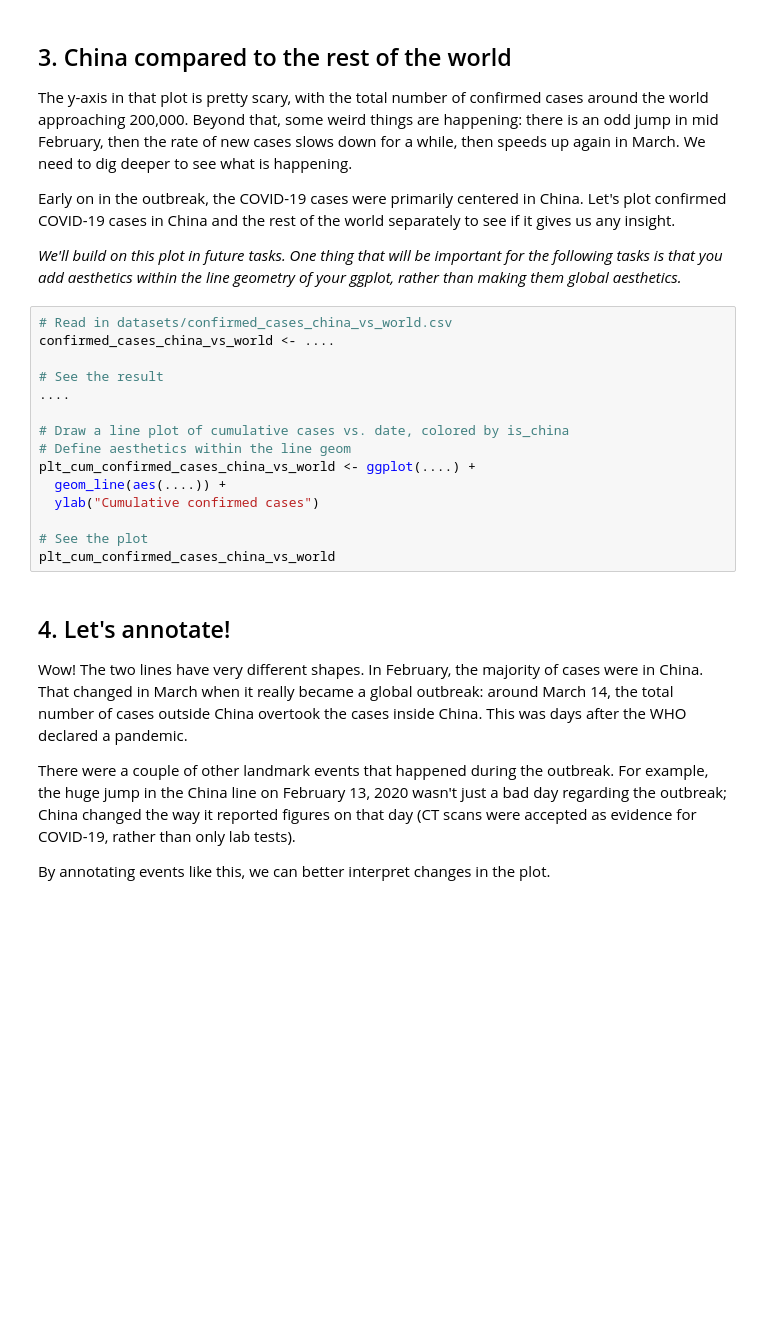
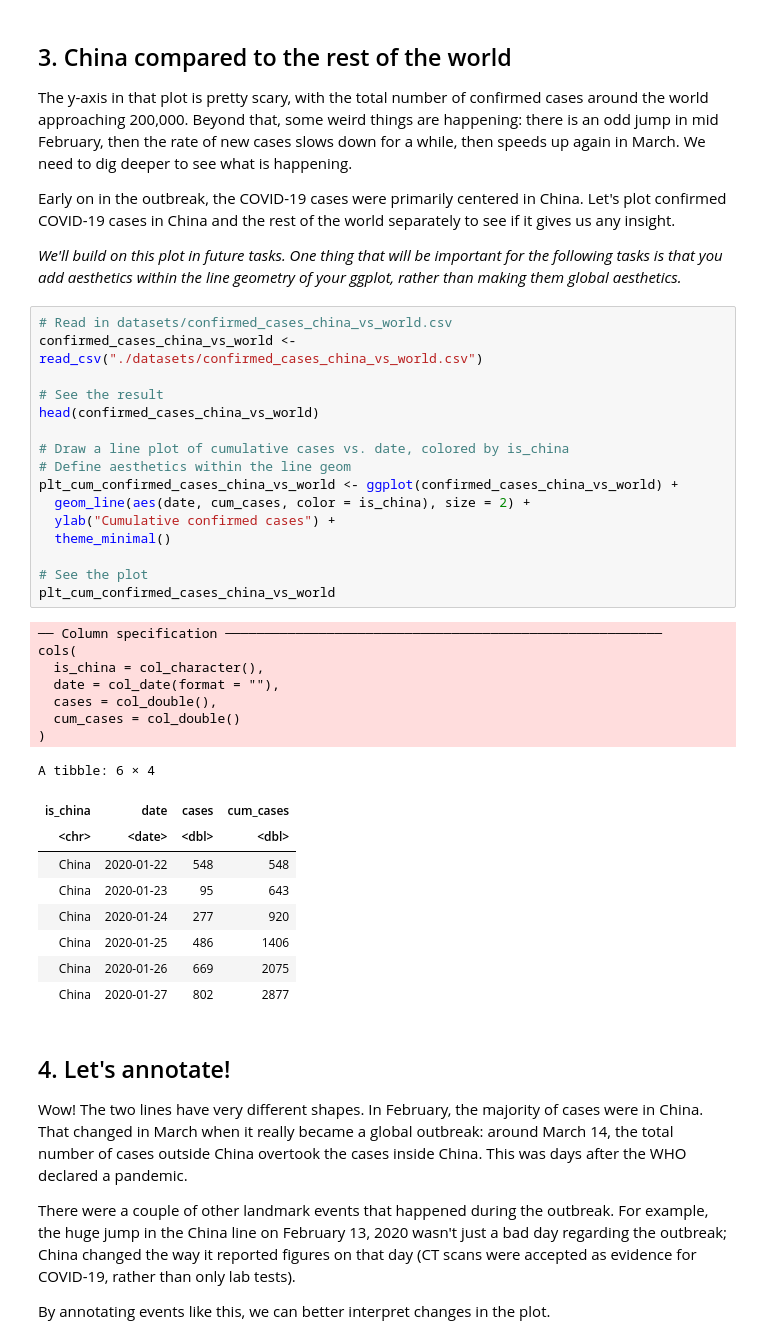
Before and after one commit to arsano/Practice-DataProject, a Jupyter notebook: Visualizing COVID-19/notebook.ipynb, the cells around one changed output. Cells and saved outputs as stored; diff of their text form; blank space fills up the shorter version.

```diff
--- a/Visualizing COVID-19/notebook.ipynb
+++ b/Visualizing COVID-19/notebook.ipynb
@@ -33,19 +51,37 @@ confirmed_cases_worldwide
 <p><em>We'll build on this plot in future tasks. One thing that will be important for the following tasks is that you add aesthetics within the line geometry of your ggplot, rather than making them global aesthetics.</em></p>
 # %%
 # Read in datasets/confirmed_cases_china_vs_world.csv
-confirmed_cases_china_vs_world <- ....
+confirmed_cases_china_vs_world <- read_csv("./datasets/confirmed_cases_china_vs_world.csv")
 
 # See the result
-....
+head(confirmed_cases_china_vs_world)
 
 # Draw a line plot of cumulative cases vs. date, colored by is_china
 # Define aesthetics within the line geom
-plt_cum_confirmed_cases_china_vs_world <- ggplot(....) +
-  geom_line(aes(....)) +
-  ylab("Cumulative confirmed cases")
+plt_cum_confirmed_cases_china_vs_world <- ggplot(confirmed_cases_china_vs_world) +
+  geom_line(aes(date, cum_cases, color = is_china), size = 2) +
+  ylab("Cumulative confirmed cases") +
+  theme_minimal()
 
 # See the plot
 plt_cum_confirmed_cases_china_vs_world
+# %% [output]
+── Column specification ────────────────────────────────────────────────────────
+cols(
+  is_china = col_character(),
+  date = col_date(format = ""),
+  cases = col_double(),
+  cum_cases = col_double()
+)
+A tibble: 6 × 4
+| is_china | date | cases | cum_cases |
+| <chr> | <date> | <dbl> | <dbl> |
+| China | 2020-01-22 | 548 | 548 |
+| China | 2020-01-23 | 95 | 643 |
+| China | 2020-01-24 | 277 | 920 |
+| China | 2020-01-25 | 486 | 1406 |
+| China | 2020-01-26 | 669 | 2075 |
+| China | 2020-01-27 | 802 | 2877 |
 # %% [markdown]
 ## 4. Let's annotate!
 <p>Wow! The two lines have very different shapes. In February, the majority of cases were in China. That changed in March when it really became a global outbreak: around March 14, the total number of cases outside China overtook the cases inside China. This was days after the WHO declared a pandemic.</p>
```
Also changed, not shown: parts of 8 cells of this notebook.
